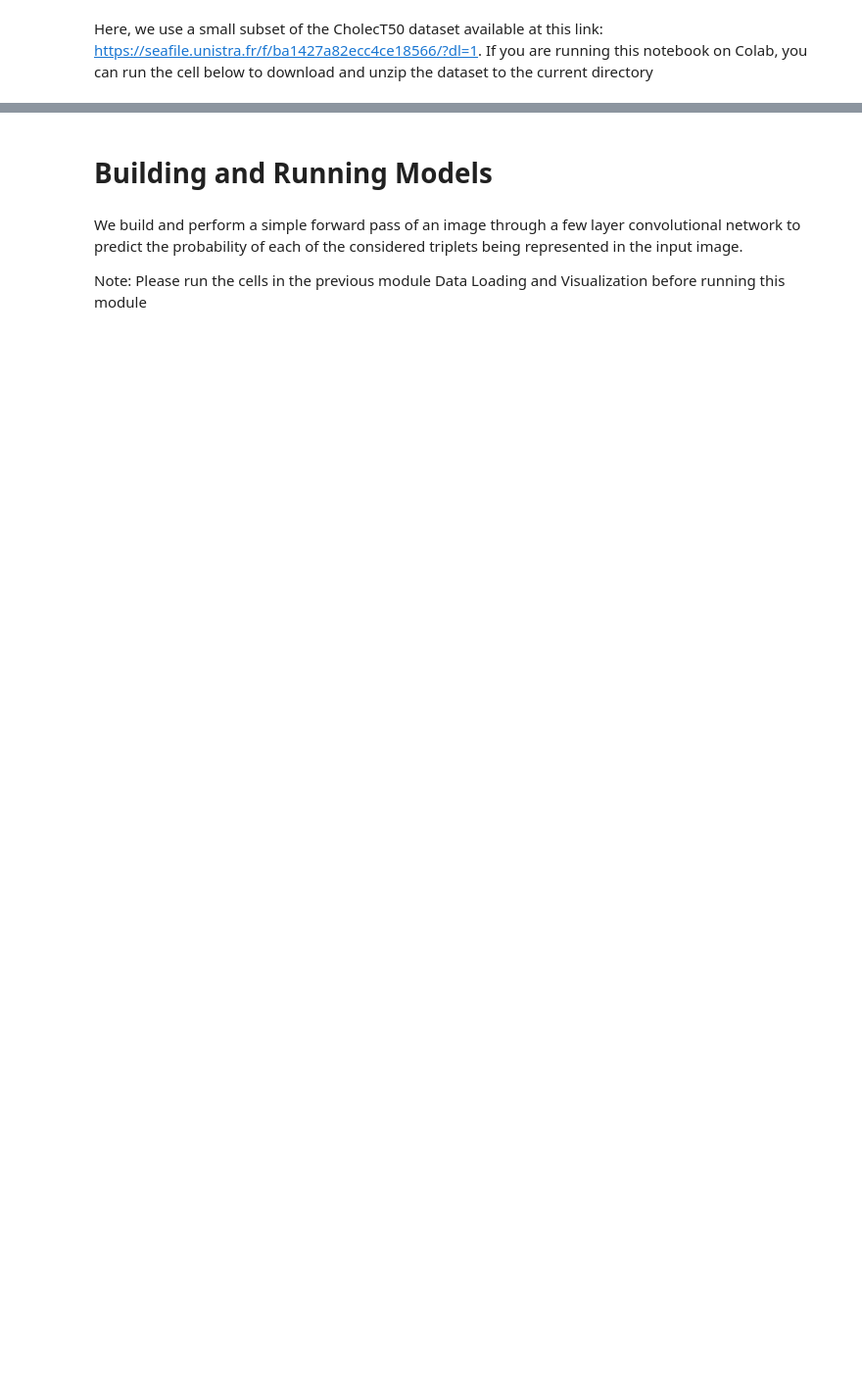
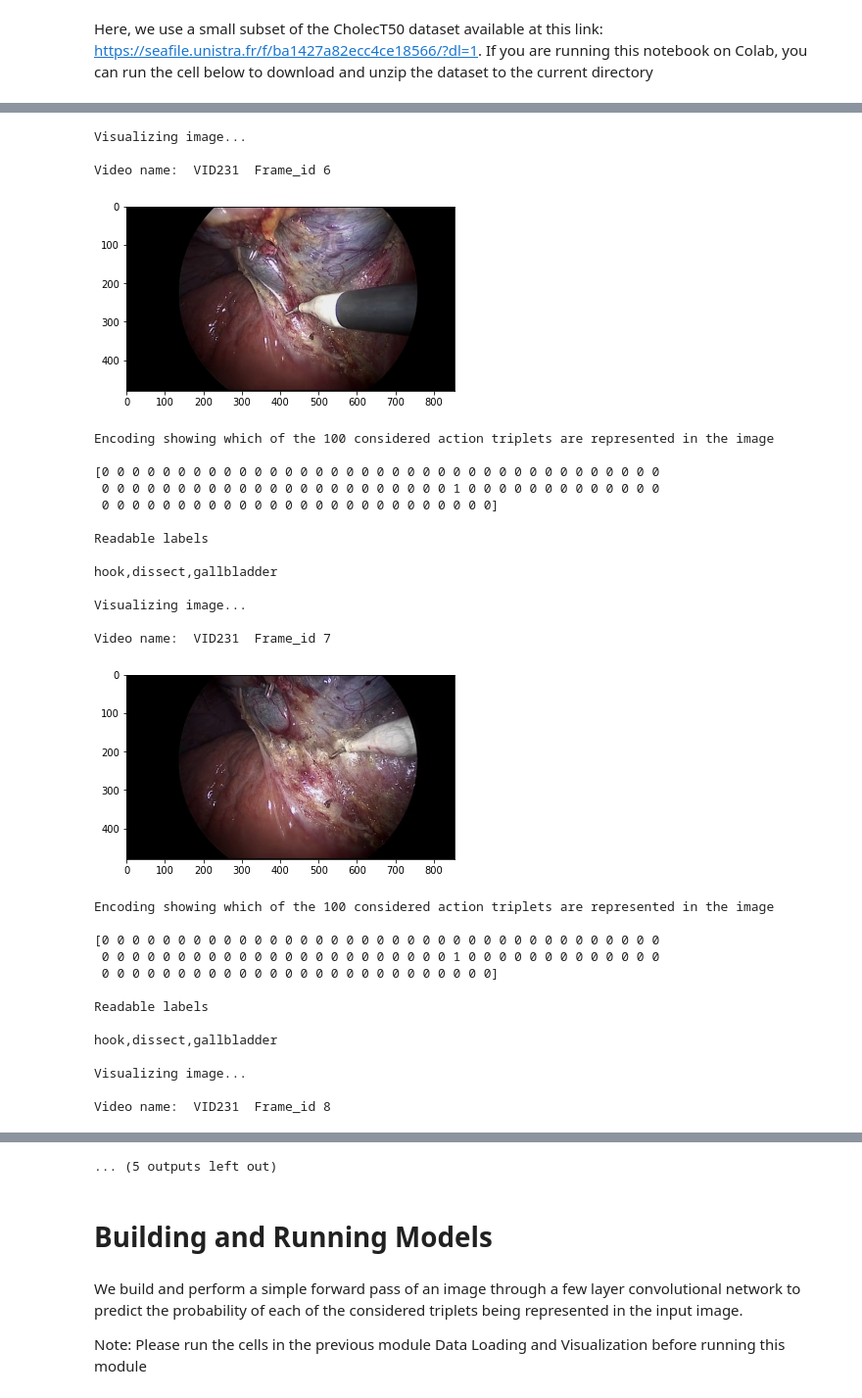
Before and after one commit to DpkApt/evis_at, a Jupyter notebook: Getting_Started.ipynb, the cells around one changed output, grey strips where cells are left out. Shown at 98% size. Drawn from its saved outputs; the diff is of its cells as text; code cells hidden in the pictures; blank space fills up the shorter version.

```diff
--- a/Getting_Started.ipynb
+++ b/Getting_Started.ipynb
@@ -83,19 +110,51 @@ def generator(data_path, triplet_path, video_names, batch_size, shuffle_videos=F
             yield image_batch, triplet_batch, video_name_batch, frame_id_batch
             image_batch, triplet_batch, video_name_batch, frame_id_batch = [], [], [], []
 # %%
-batch_size = 2
+batch_size = 8
 gen = generator(data_path, triplet_path, video_names, batch_size)
 
 for images, triplet_labels, video_names, frame_ids in gen:
   for batch in range(batch_size):
     print('\nVisualizing image...\n')
     print('Video name: ', video_names[batch], ' Frame_id', frame_ids[batch])
     plt.imshow(images[batch])
     plt.show()
     print('\nEncoding showing which of the 100 considered action triplets are represented in the image\n')
     print(triplet_labels[batch])
     print('\nReadable labels\n')
     for triplet in np.where(triplet_labels[batch])[0]:
       print(triplet_dict[triplet])
 
   break
+# %% [output]
+Visualizing image...
+
+Video name:  VID231  Frame_id 6
+[figure, added]
+Encoding showing which of the 100 considered action triplets are represented in the image
+
+[0 0 0 0 0 0 0 0 0 0 0 0 0 0 0 0 0 0 0 0 0 0 0 0 0 0 0 0 0 0 0 0 0 0 0 0 0
+ 0 0 0 0 0 0 0 0 0 0 0 0 0 0 0 0 0 0 0 0 0 0 0 1 0 0 0 0 0 0 0 0 0 0 0 0 0
+ 0 0 0 0 0 0 0 0 0 0 0 0 0 0 0 0 0 0 0 0 0 0 0 0 0 0]
+
+Readable labels
+
+hook,dissect,gallbladder
+
+Visualizing image...
+
+Video name:  VID231  Frame_id 7
+[figure, added]
+Encoding showing which of the 100 considered action triplets are represented in the image
+
+[0 0 0 0 0 0 0 0 0 0 0 0 0 0 0 0 0 0 0 0 0 0 0 0 0 0 0 0 0 0 0 0 0 0 0 0 0
+ 0 0 0 0 0 0 0 0 0 0 0 0 0 0 0 0 0 0 0 0 0 0 0 1 0 0 0 0 0 0 0 0 0 0 0 0 0
+ 0 0 0 0 0 0 0 0 0 0 0 0 0 0 0 0 0 0 0 0 0 0 0 0 0 0]
+
+Readable labels
+
+hook,dissect,gallbladder
+
+Visualizing image...
+
+Video name:  VID231  Frame_id 8
@@ -102,3 +207,4 @@ for images, triplet_labels, video_names, frame_ids in gen:
+... (5 outputs left out)
 # %% [markdown]
 #  Building and Running Models
 # %% [markdown]
```
Also changed, not shown: parts of 15 cells of this notebook.
